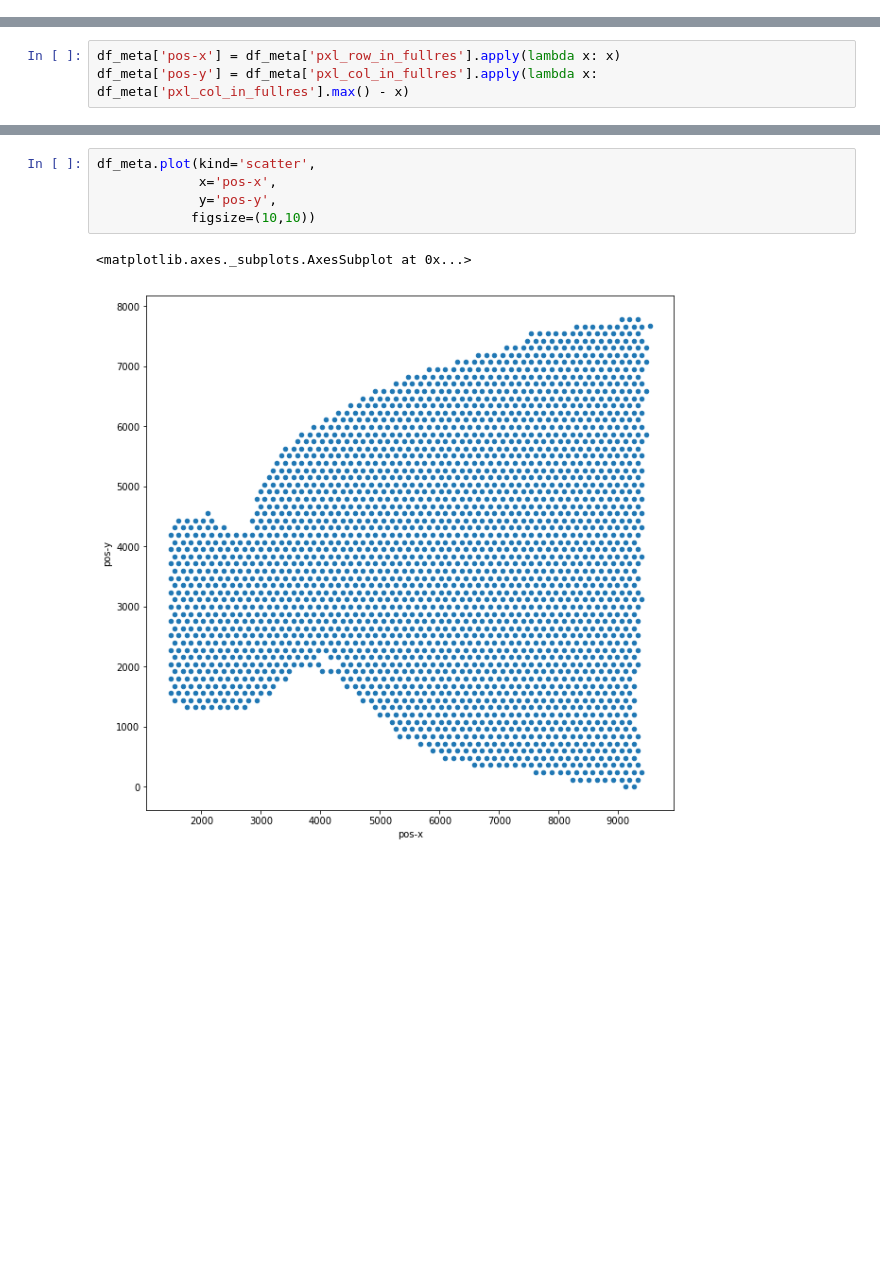
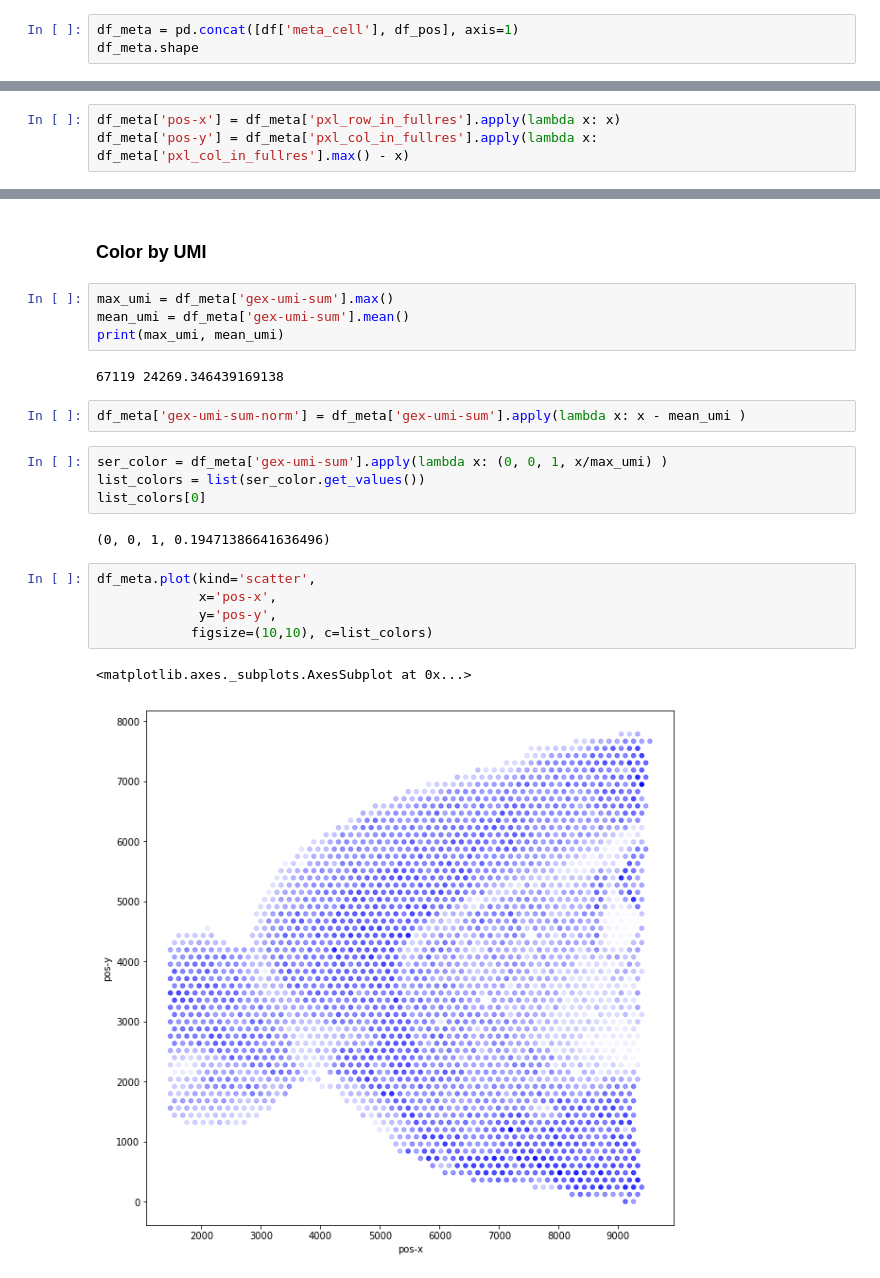
Before and after one commit to ismms-himc/visium-clustergrammer2, a Jupyter notebook: notebooks/0.1.0_Load_Visium_Data.ipynb, the cells around one changed output, grey strips where cells are left out. Drawn from its saved outputs; the diff is of its cells as text; blank space fills up the shorter version.

```diff
--- a/notebooks/0.1.0_Load_Visium_Data.ipynb
+++ b/notebooks/0.1.0_Load_Visium_Data.ipynb
@@ -92,0 +94,3 @@ df_meta.shape
+# %%
+df_meta = pd.concat([df['meta_cell'], df_pos], axis=1)
+df_meta.shape
@@ -107,8 +122,24 @@ df_meta.head()
+# %% [markdown]
+### Color by UMI
+# %%
+max_umi = df_meta['gex-umi-sum'].max()
+mean_umi = df_meta['gex-umi-sum'].mean()
+print(max_umi, mean_umi)
+# %% [output]
+67119 24269.346439169138
+# %%
+df_meta['gex-umi-sum-norm'] = df_meta['gex-umi-sum'].apply(lambda x: x - mean_umi )
+# %%
+ser_color = df_meta['gex-umi-sum'].apply(lambda x: (0, 0, 1, x/max_umi) )
+list_colors = list(ser_color.get_values())
+list_colors[0]
+# %% [output]
+(0, 0, 1, 0.19471386641636496)
 # %%
 df_meta.plot(kind='scatter',
              x='pos-x',
              y='pos-y',
-            figsize=(10,10))
+            figsize=(10,10), c=list_colors)
 # %% [output]
 <matplotlib.axes._subplots.AxesSubplot at 0x...>
-[figure, old version]
+[figure, new version]
```
Also changed, not shown: parts of 13 cells of this notebook.
